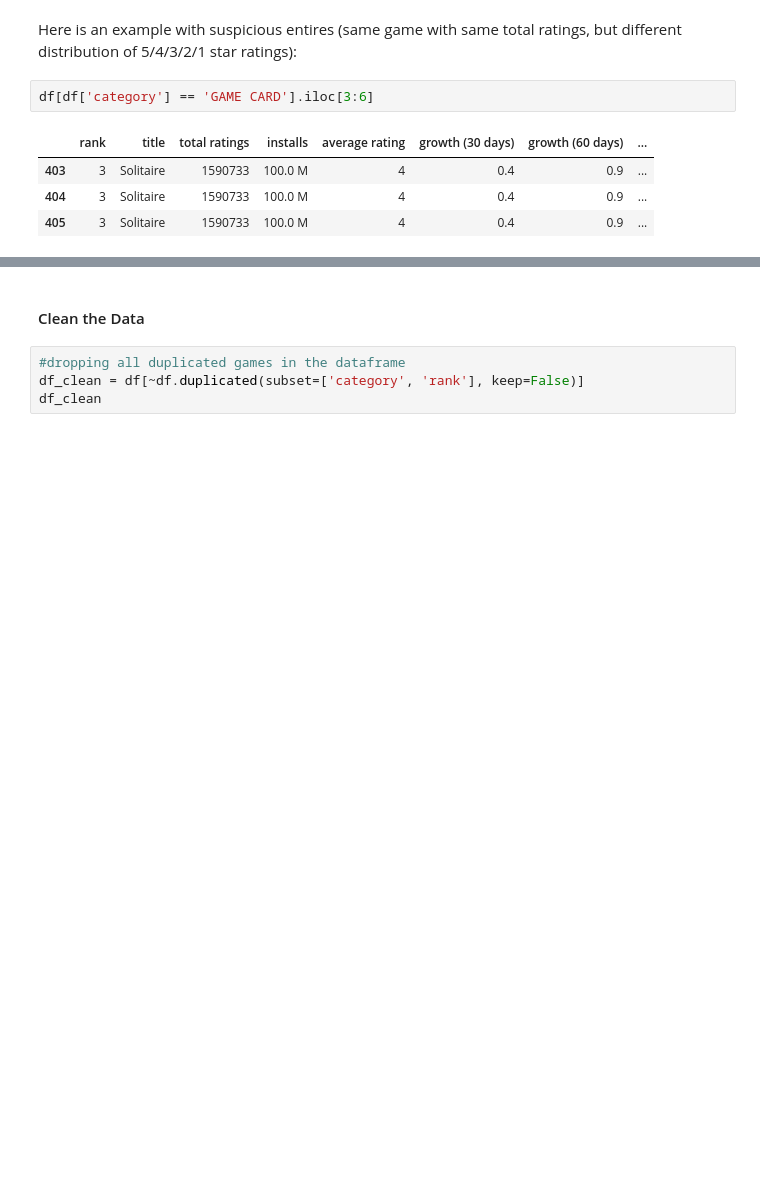
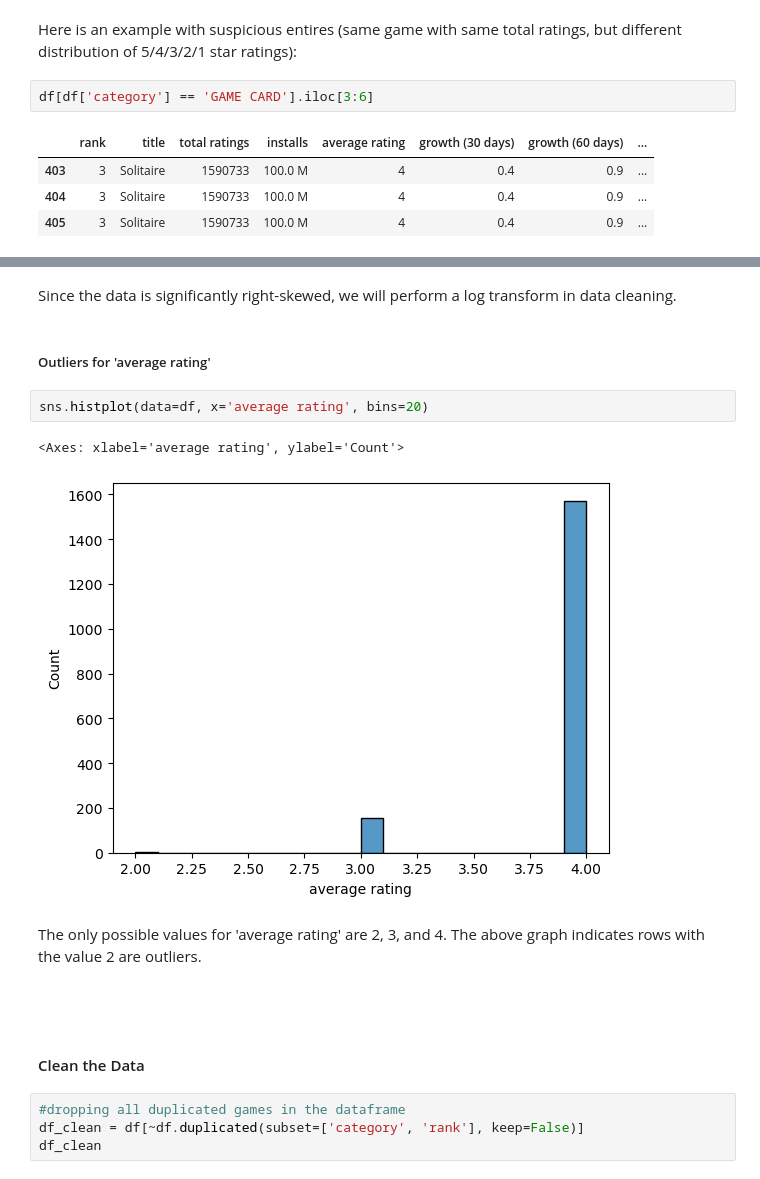
Before and after one commit to COGS108/Group066_WI26, a Jupyter notebook: 01-DataCheckpoint.ipynb, the cells around one changed output, grey strips where cells are left out. Cells and saved outputs as stored; diff of their text form; blank space fills up the shorter version.

```diff
--- a/01-DataCheckpoint.ipynb
+++ b/01-DataCheckpoint.ipynb
@@ -242,3 +267,16 @@ df[df['category'] == 'GAME CARD'].iloc[3:6]
+# %% [markdown]
+Since the data is significantly right-skewed, we will perform a log transform in data cleaning.
+# %% [markdown]
+##### Outliers for 'average rating'
+# %%
+sns.histplot(data=df, x='average rating', bins=20)
+# %% [output]
+<Axes: xlabel='average rating', ylabel='Count'>
+[figure, added]
+# %% [markdown]
+The only possible values for 'average rating' are 2, 3, and 4. The above graph indicates rows with the value 2 are outliers.
+# %% [markdown]
+#####
 # %% [markdown]
 #### Clean the Data
 # %%
```
Also changed, not shown: parts of 9 cells of this notebook.
